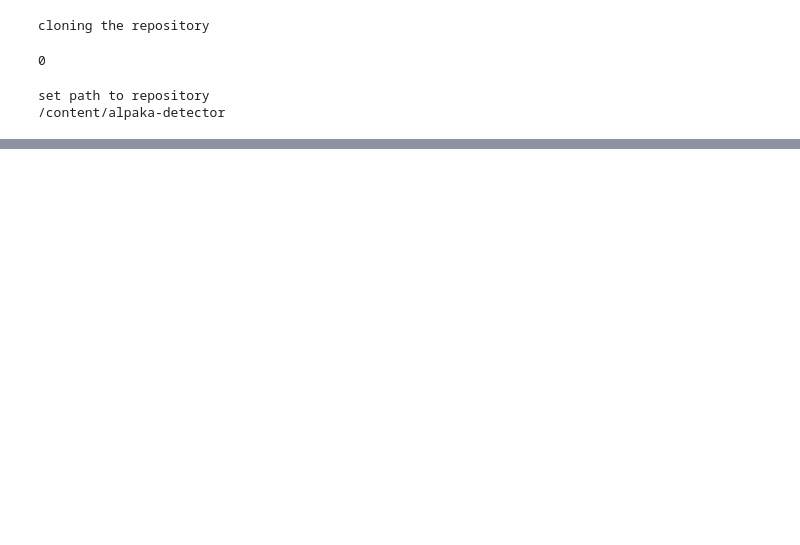
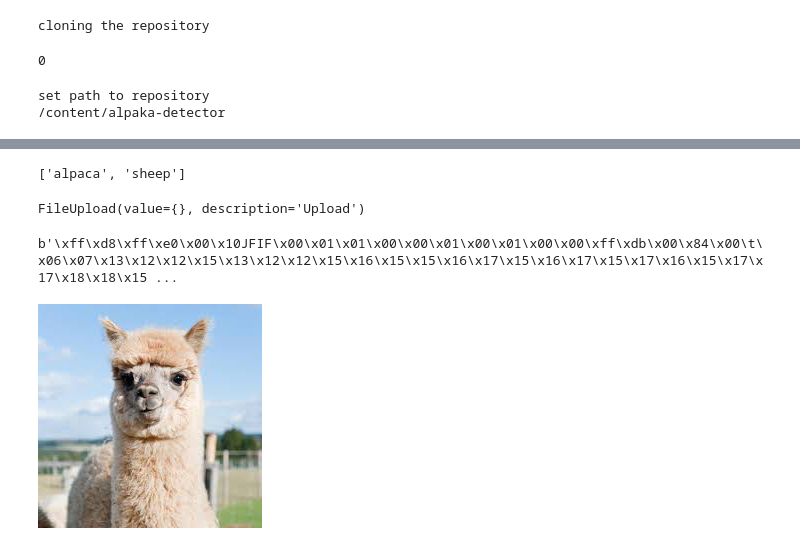
Before and after one commit to harbenml/alpaka-detector, a Jupyter notebook: alpaka_app.ipynb, the cells around one changed output, grey strips where cells are left out. Drawn from its saved outputs; the diff is of its cells as text; code cells hidden in the pictures; blank space fills up the shorter version.

```diff
--- a/alpaka_app.ipynb
+++ b/alpaka_app.ipynb
@@ -60,0 +67,19 @@ AttributeError: ignored
+# %%
+learn_inf.dls.vocab
+# %% [output]
+['alpaca', 'sheep']
+# %%
+btn_upload = widgets.FileUpload()
+btn_upload
+# %% [output]
+FileUpload(value={}, description='Upload')
+# %%
+btn_upload.data[-1]
+# %% [output]
+b'\xff\xd8\xff\xe0\x00\x10JFIF\x00\x01\x01\x00\x00\x01\x00\x01\x00\x00\xff\xdb\x00\x84\x00\t\x06\x07\x13\x12\x12\x15\x13\x12\x12\x15\x16\x15\x15\x16\x17\x15\x16\x17\x15\x17\x16\x15\x17\x17\x18\x18\x15 ...
+# %%
+img = PILImage.create(btn_upload.data[-1])
+# %%
+img
+# %% [output]
+[figure, added]
```
Also changed, not shown: parts of 7 cells of this notebook.
